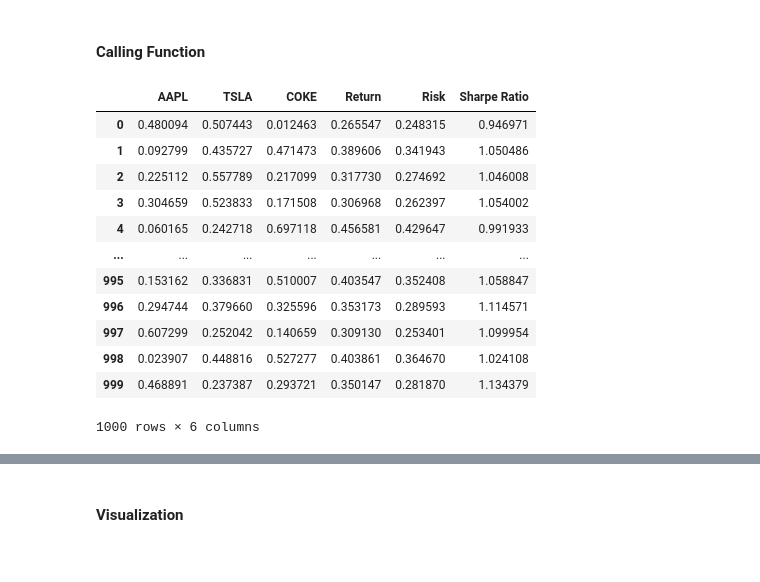
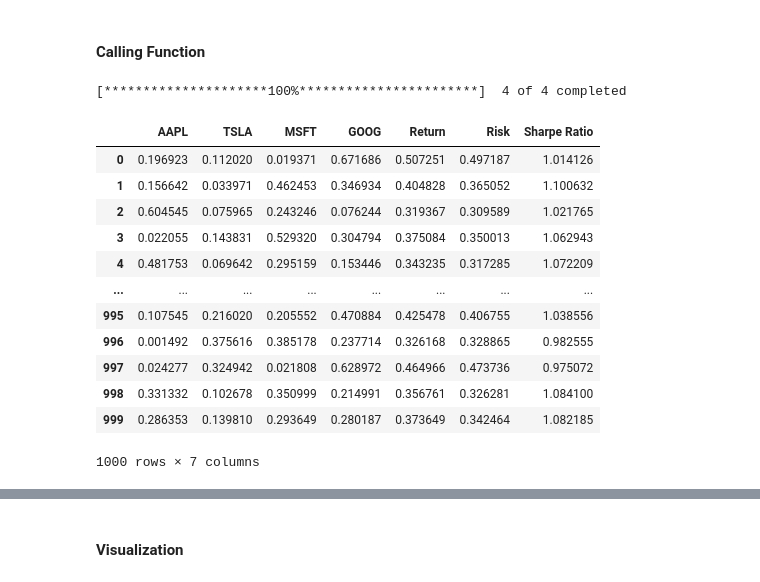
Before and after one commit to JauharGhifari/Markowitz-Portfolio, a Jupyter notebook: Markowitz Portfolio Theory.ipynb, the cells around one changed output, grey strips where cells are left out. Drawn from its saved outputs; the diff is of its cells as text; code cells hidden in the pictures.

```diff
--- a/Markowitz Portfolio Theory.ipynb
+++ b/Markowitz Portfolio Theory.ipynb
@@ -20,4 +14,0 @@ def data_returns(data): #generating daily avg assets return
-# %%
-def portfolio_covariance(data): #generating yearly avg portfolio risk
-    yearly_port_cov = data_returns(data).cov()*252
-    return yearly_port_cov
@@ -24,3 +34,25 @@ def portfolio_covariance(data): #generating yearly avg portfolio risk
+# %%
+def portfolio_covariance(data):
+    """
+    Calculates the yearly average portfolio covariance for a given dataset.
+
+    Parameters:
+    -----------
+    data : pandas.DataFrame
+        A DataFrame containing the daily values of assets in the portfolio.
+
+    Returns:
+    --------
+    pandas.DataFrame
+        A DataFrame containing the yearly average portfolio covariance.
+    """
+    # Calculate the daily returns using the data_returns function
+    daily_returns = calculate_daily_returns(data)
+
+    # Calculate the yearly portfolio covariance
+    yearly_port_cov = daily_returns.cov() * 252
+
+    return yearly_port_cov
 # %% [markdown]
 #### Markowitz Portfolio Theory Function
 # %%
@@ -109,22 +155,23 @@ xxx = ['AAPL','TSLA','COKE']
+# %%
+my_combination = generate_combinations(stocks,start,end)
+# %% [output]
+[*********************100%***********************]  4 of 4 completed
 # %%
-my_combination = combination(xxx)
+my_combination
+# %% [output]
+|  | AAPL | TSLA | MSFT | GOOG | Return | Risk | Sharpe Ratio |
+| 0 | 0.196923 | 0.112020 | 0.019371 | 0.671686 | 0.507251 | 0.497187 | 1.014126 |
+| 1 | 0.156642 | 0.033971 | 0.462453 | 0.346934 | 0.404828 | 0.365052 | 1.100632 |
+| 2 | 0.604545 | 0.075965 | 0.243246 | 0.076244 | 0.319367 | 0.309589 | 1.021765 |
+| 3 | 0.022055 | 0.143831 | 0.529320 | 0.304794 | 0.375084 | 0.350013 | 1.062943 |
+| 4 | 0.481753 | 0.069642 | 0.295159 | 0.153446 | 0.343235 | 0.317285 | 1.072209 |
+| ... | ... | ... | ... | ... | ... | ... | ... |
+| 995 | 0.107545 | 0.216020 | 0.205552 | 0.470884 | 0.425478 | 0.406755 | 1.038556 |
+| 996 | 0.001492 | 0.375616 | 0.385178 | 0.237714 | 0.326168 | 0.328865 | 0.982555 |
+| 997 | 0.024277 | 0.324942 | 0.021808 | 0.628972 | 0.464966 | 0.473736 | 0.975072 |
+| 998 | 0.331332 | 0.102678 | 0.350999 | 0.214991 | 0.356761 | 0.326281 | 1.084100 |
+| 999 | 0.286353 | 0.139810 | 0.293649 | 0.280187 | 0.373649 | 0.342464 | 1.082185 |
+1000 rows × 7 columns
-# %%
-my_combination['Sharpe Ratio'] = (my_combination['Return']-0.0304)/my_combination['Risk']
-my_combination
-# %% [output]
-|  | AAPL | TSLA | COKE | Return | Risk | Sharpe Ratio |
-| 0 | 0.480094 | 0.507443 | 0.012463 | 0.265547 | 0.248315 | 0.946971 |
-| 1 | 0.092799 | 0.435727 | 0.471473 | 0.389606 | 0.341943 | 1.050486 |
-| 2 | 0.225112 | 0.557789 | 0.217099 | 0.317730 | 0.274692 | 1.046008 |
-| 3 | 0.304659 | 0.523833 | 0.171508 | 0.306968 | 0.262397 | 1.054002 |
-| 4 | 0.060165 | 0.242718 | 0.697118 | 0.456581 | 0.429647 | 0.991933 |
-| ... | ... | ... | ... | ... | ... | ... |
-| 995 | 0.153162 | 0.336831 | 0.510007 | 0.403547 | 0.352408 | 1.058847 |
-| 996 | 0.294744 | 0.379660 | 0.325596 | 0.353173 | 0.289593 | 1.114571 |
-| 997 | 0.607299 | 0.252042 | 0.140659 | 0.309130 | 0.253401 | 1.099954 |
-| 998 | 0.023907 | 0.448816 | 0.527277 | 0.403861 | 0.364670 | 1.024108 |
-| 999 | 0.468891 | 0.237387 | 0.293721 | 0.350147 | 0.281870 | 1.134379 |
-1000 rows × 6 columns
 # %%
 Sharpe_max = my_combination[my_combination['Sharpe Ratio']== my_combination['Sharpe Ratio'].max()]
 Sharpe_max
```
Also changed, not shown: parts of 17 cells of this notebook.
